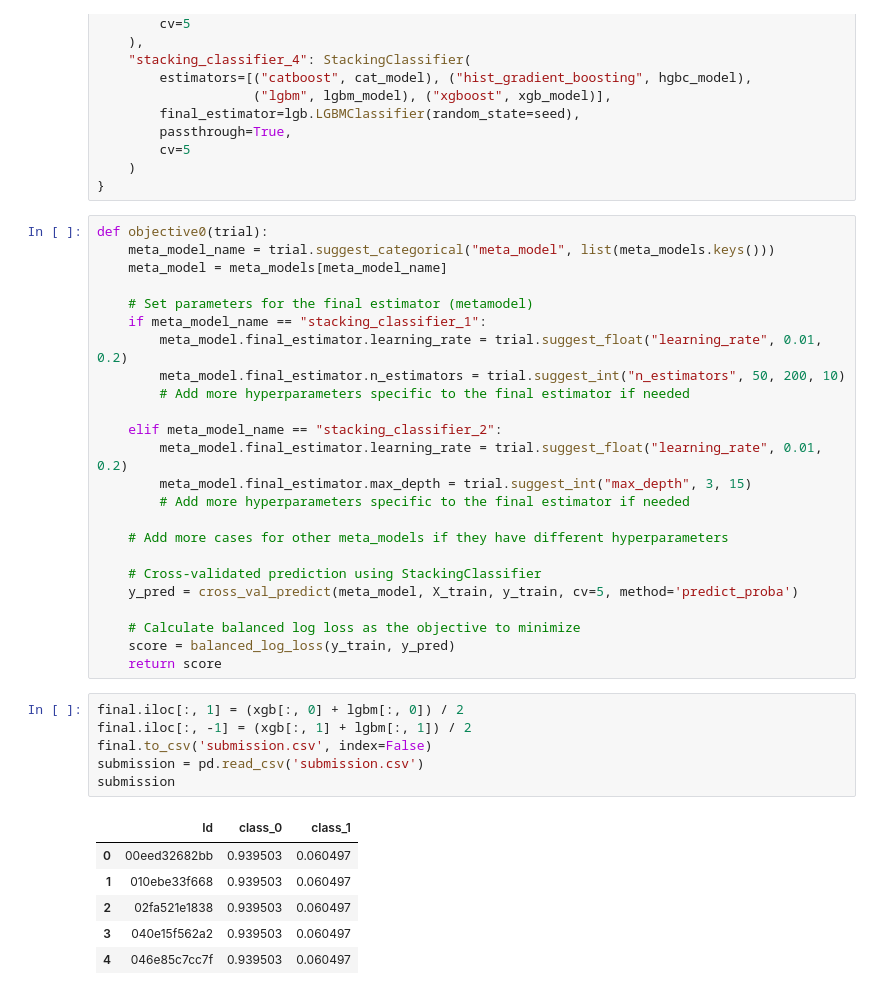
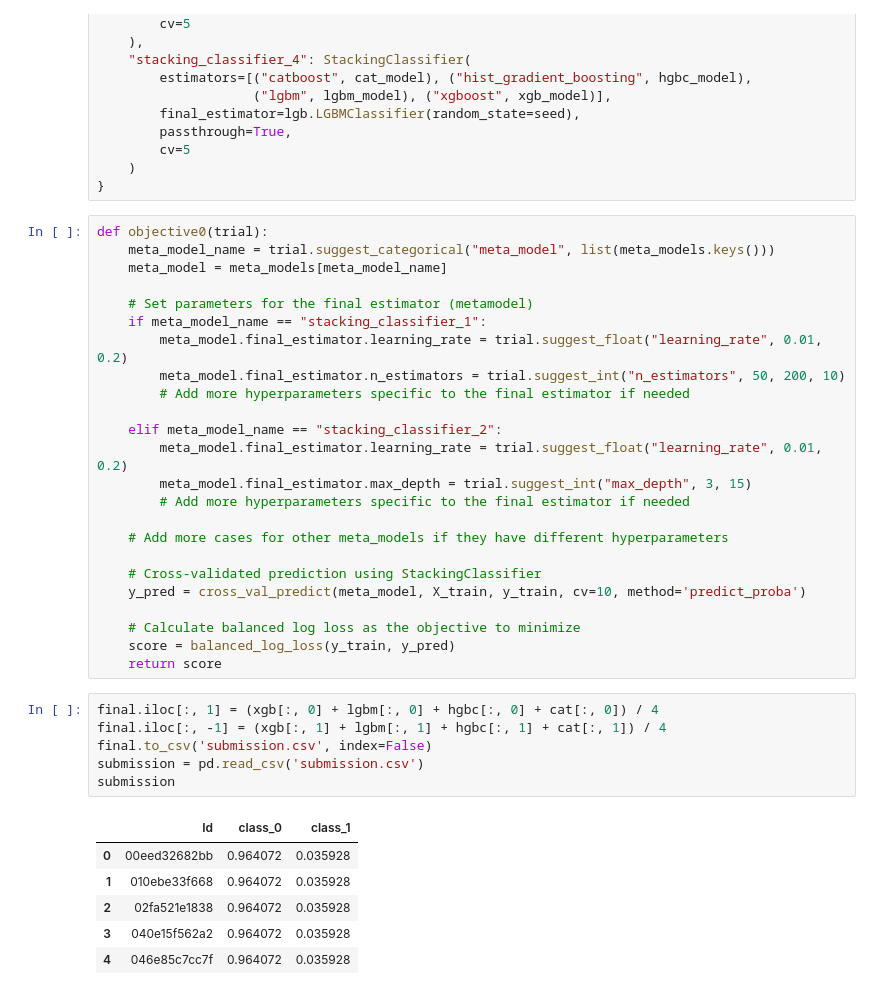
Before and after one commit to mkim45/ICR-Age, a Jupyter notebook: icr-first-draft.ipynb, the cells around one changed output. Saved outputs shown, nothing was run; the diff lists cells and outputs as text.

```diff
--- a/icr-first-draft.ipynb
+++ b/icr-first-draft.ipynb
@@ -206,21 +206,21 @@ def objective0(trial):
     # Add more cases for other meta_models if they have different hyperparameters
 
     # Cross-validated prediction using StackingClassifier
-    y_pred = cross_val_predict(meta_model, X_train, y_train, cv=5, method='predict_proba')
+    y_pred = cross_val_predict(meta_model, X_train, y_train, cv=10, method='predict_proba')
 
     # Calculate balanced log loss as the objective to minimize
     score = balanced_log_loss(y_train, y_pred)
     return score
 # %%
-final.iloc[:, 1] = (xgb[:, 0] + lgbm[:, 0]) / 2
-final.iloc[:, -1] = (xgb[:, 1] + lgbm[:, 1]) / 2
+final.iloc[:, 1] = (xgb[:, 0] + lgbm[:, 0] + hgbc[:, 0] + cat[:, 0]) / 4
+final.iloc[:, -1] = (xgb[:, 1] + lgbm[:, 1] + hgbc[:, 1] + cat[:, 1]) / 4
 final.to_csv('submission.csv', index=False)
 submission = pd.read_csv('submission.csv')
 submission
 # %% [output]
 |  | Id | class_0 | class_1 |
-| 0 | 00eed32682bb | 0.939503 | 0.060497 |
-| 1 | 010ebe33f668 | 0.939503 | 0.060497 |
-| 2 | 02fa521e1838 | 0.939503 | 0.060497 |
-| 3 | 040e15f562a2 | 0.939503 | 0.060497 |
-| 4 | 046e85c7cc7f | 0.939503 | 0.060497 |
+| 0 | 00eed32682bb | 0.964072 | 0.035928 |
+| 1 | 010ebe33f668 | 0.964072 | 0.035928 |
+| 2 | 02fa521e1838 | 0.964072 | 0.035928 |
+| 3 | 040e15f562a2 | 0.964072 | 0.035928 |
+| 4 | 046e85c7cc7f | 0.964072 | 0.035928 |
```
